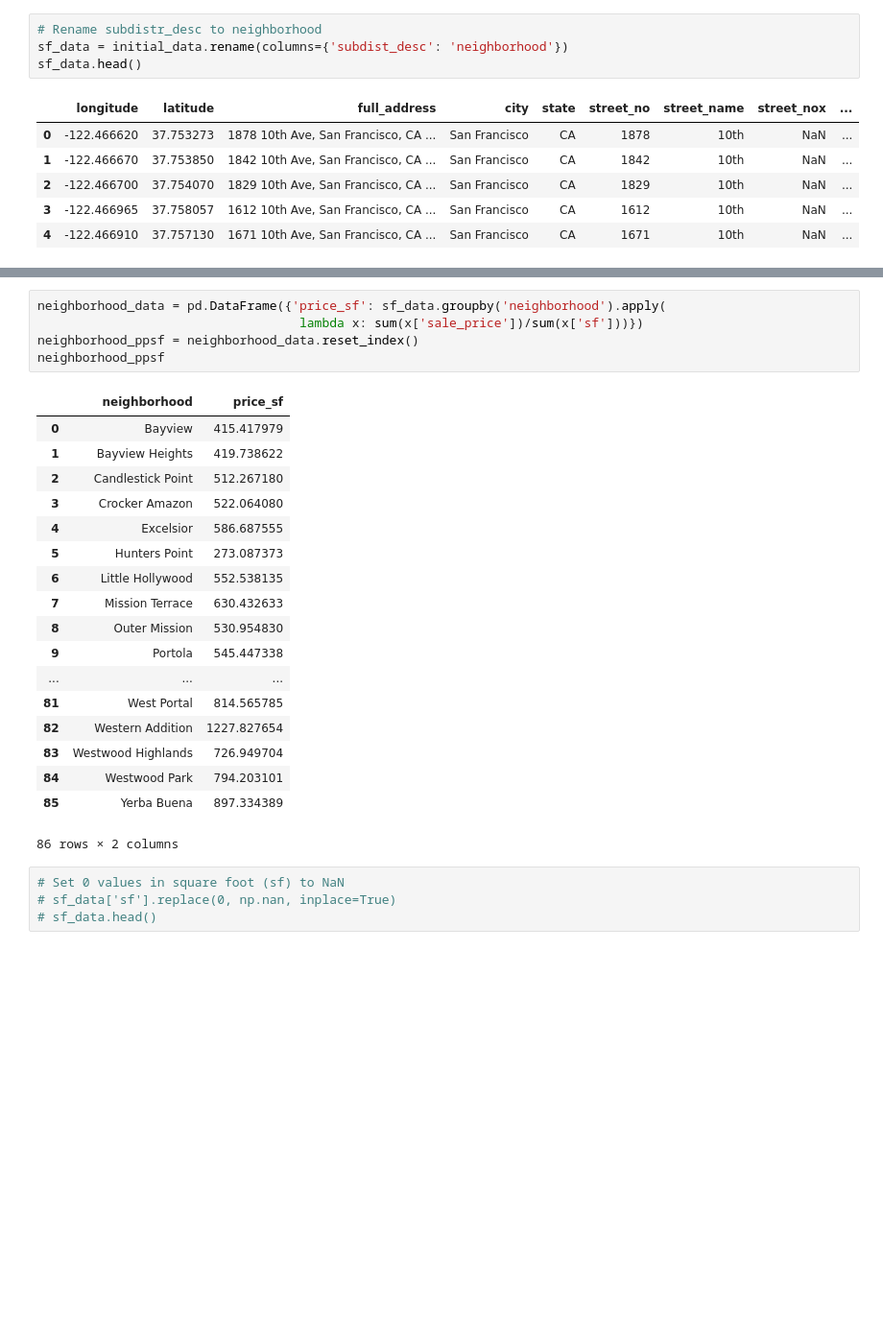
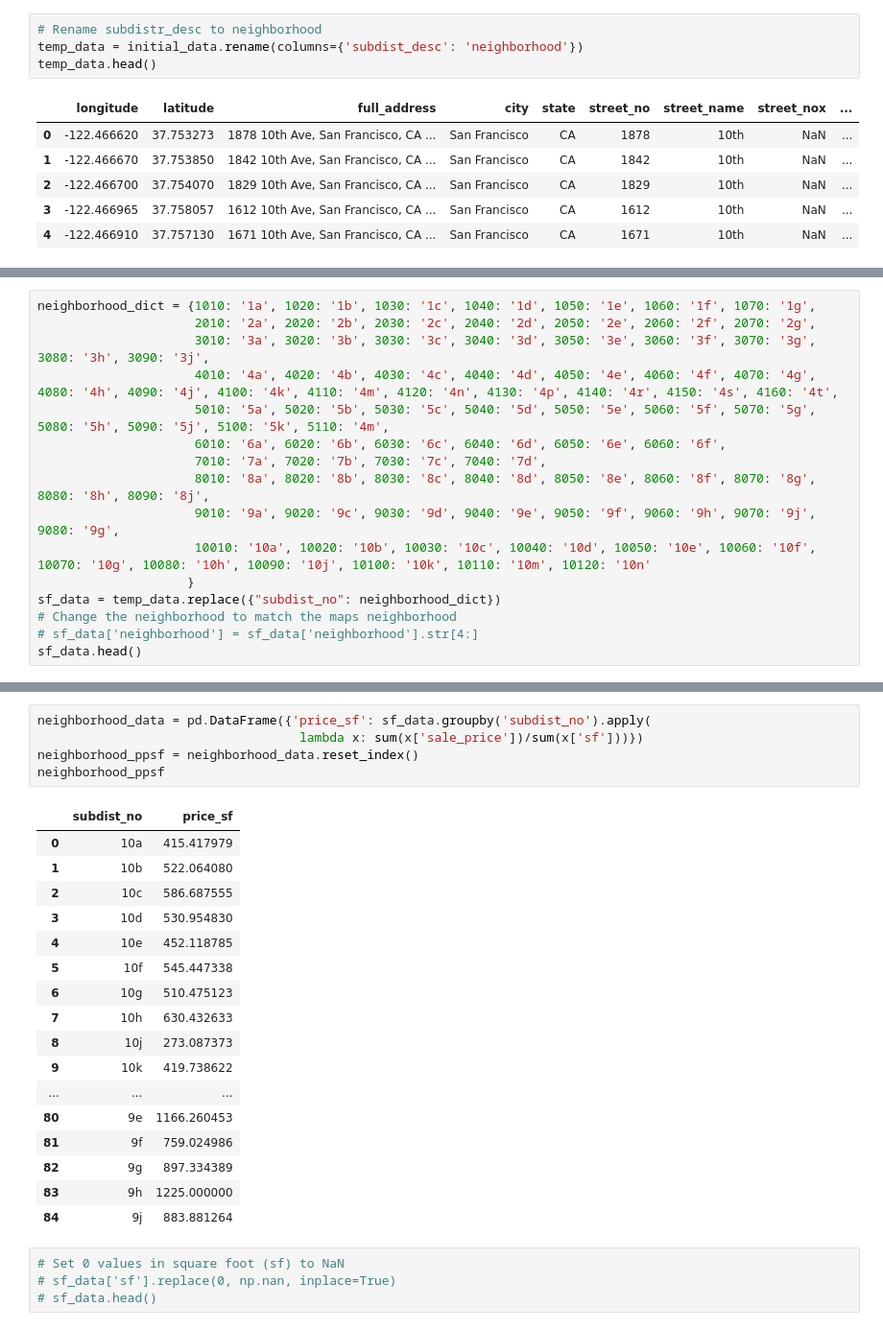
Before and after one commit to Ahdeny/SF_Real_Estate_Project, a Jupyter notebook: SF Map Code Test.ipynb, the cells around one changed output, grey strips where cells are left out. Shown at 96% size. Saved outputs shown, nothing was run; the diff lists cells and outputs as text; blank space fills up the shorter version.

```diff
--- a/SF Map Code Test.ipynb
+++ b/SF Map Code Test.ipynb
@@ -96,8 +96,8 @@ initial_data.head(20)
 | 19 | -122.467210 | 37.761578 | 1424 10th Ave, San Francisco, CA ... | San Francisco | CA | 1424 | 10th | NaN | ... |
 # %%
 # Rename subdistr_desc to neighborhood
-sf_data = initial_data.rename(columns={'subdist_desc': 'neighborhood'})
-sf_data.head()
+temp_data = initial_data.rename(columns={'subdist_desc': 'neighborhood'})
+temp_data.head()
 # %% [output]
 |  | longitude | latitude | full_address | city | state | street_no | street_name | street_nox | ... |
 | 0 | -122.466620 | 37.753273 | 1878 10th Ave, San Francisco, CA ... | San Francisco | CA | 1878 | 10th | NaN | ... |
@@ -118,0 +108,16 @@ sf_data.head()
+# %%
+neighborhood_dict = {1010: '1a', 1020: '1b', 1030: '1c', 1040: '1d', 1050: '1e', 1060: '1f', 1070: '1g',
+                     2010: '2a', 2020: '2b', 2030: '2c', 2040: '2d', 2050: '2e', 2060: '2f', 2070: '2g',
+                     3010: '3a', 3020: '3b', 3030: '3c', 3040: '3d', 3050: '3e', 3060: '3f', 3070: '3g', 3080: '3h', 3090: '3j',
+                     4010: '4a', 4020: '4b', 4030: '4c', 4040: '4d', 4050: '4e', 4060: '4f', 4070: '4g', 4080: '4h', 4090: '4j', 4100: '4k', 4110: '4m', 4120: '4n', 4130: '4p', 4140: '4r', 4150: '4s', 4160: '4t',
+                     5010: '5a', 5020: '5b', 5030: '5c', 5040: '5d', 5050: '5e', 5060: '5f', 5070: '5g', 5080: '5h', 5090: '5j', 5100: '5k', 5110: '4m',
+                     6010: '6a', 6020: '6b', 6030: '6c', 6040: '6d', 6050: '6e', 6060: '6f',
+                     7010: '7a', 7020: '7b', 7030: '7c', 7040: '7d',
+                     8010: '8a', 8020: '8b', 8030: '8c', 8040: '8d', 8050: '8e', 8060: '8f', 8070: '8g', 8080: '8h', 8090: '8j',
+                     9010: '9a', 9020: '9c', 9030: '9d', 9040: '9e', 9050: '9f', 9060: '9h', 9070: '9j', 9080: '9g',
+                     10010: '10a', 10020: '10b', 10030: '10c', 10040: '10d', 10050: '10e', 10060: '10f', 10070: '10g', 10080: '10h', 10090: '10j', 10100: '10k', 10110: '10m', 10120: '10n'
+                    }
+sf_data = temp_data.replace({"subdist_no": neighborhood_dict})
+# Change the neighborhood to match the maps neighborhood
+# sf_data['neighborhood'] = sf_data['neighborhood'].str[4:]
+sf_data.head()
@@ -119,27 +131,26 @@ sf_data.head()
 # %%
-neighborhood_data = pd.DataFrame({'price_sf': sf_data.groupby('neighborhood').apply(
+neighborhood_data = pd.DataFrame({'price_sf': sf_data.groupby('subdist_no').apply(
                                    lambda x: sum(x['sale_price'])/sum(x['sf']))})
 neighborhood_ppsf = neighborhood_data.reset_index()
 neighborhood_ppsf
 # %% [output]
-|  | neighborhood | price_sf |
-| 0 | Bayview | 415.417979 |
-| 1 | Bayview Heights | 419.738622 |
-| 2 | Candlestick Point | 512.267180 |
-| 3 | Crocker Amazon | 522.064080 |
-| 4 | Excelsior | 586.687555 |
-| 5 | Hunters Point | 273.087373 |
-| 6 | Little Hollywood | 552.538135 |
-| 7 | Mission Terrace | 630.432633 |
-| 8 | Outer Mission | 530.954830 |
-| 9 | Portola | 545.447338 |
+|  | subdist_no | price_sf |
+| 0 | 10a | 415.417979 |
+| 1 | 10b | 522.064080 |
+| 2 | 10c | 586.687555 |
+| 3 | 10d | 530.954830 |
+| 4 | 10e | 452.118785 |
+| 5 | 10f | 545.447338 |
+| 6 | 10g | 510.475123 |
+| 7 | 10h | 630.432633 |
+| 8 | 10j | 273.087373 |
+| 9 | 10k | 419.738622 |
 | ... | ... | ... |
-| 81 | West Portal | 814.565785 |
-| 82 | Western Addition | 1227.827654 |
-| 83 | Westwood Highlands | 726.949704 |
-| 84 | Westwood Park | 794.203101 |
-| 85 | Yerba Buena | 897.334389 |
+| 80 | 9e | 1166.260453 |
+| 81 | 9f | 759.024986 |
+| 82 | 9g | 897.334389 |
+| 83 | 9h | 1225.000000 |
+| 84 | 9j | 883.881264 |
-86 rows × 2 columns
 # %%
 # Set 0 values in square foot (sf) to NaN
 # sf_data['sf'].replace(0, np.nan, inplace=True)
```
Also changed, not shown: parts of 5 cells of this notebook.
